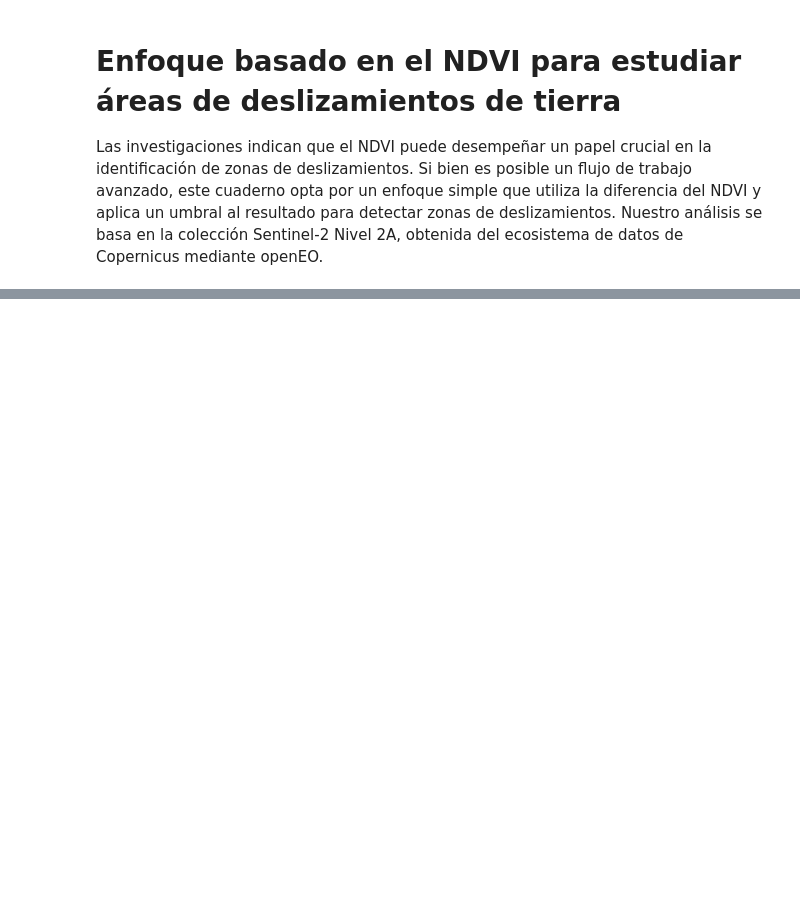
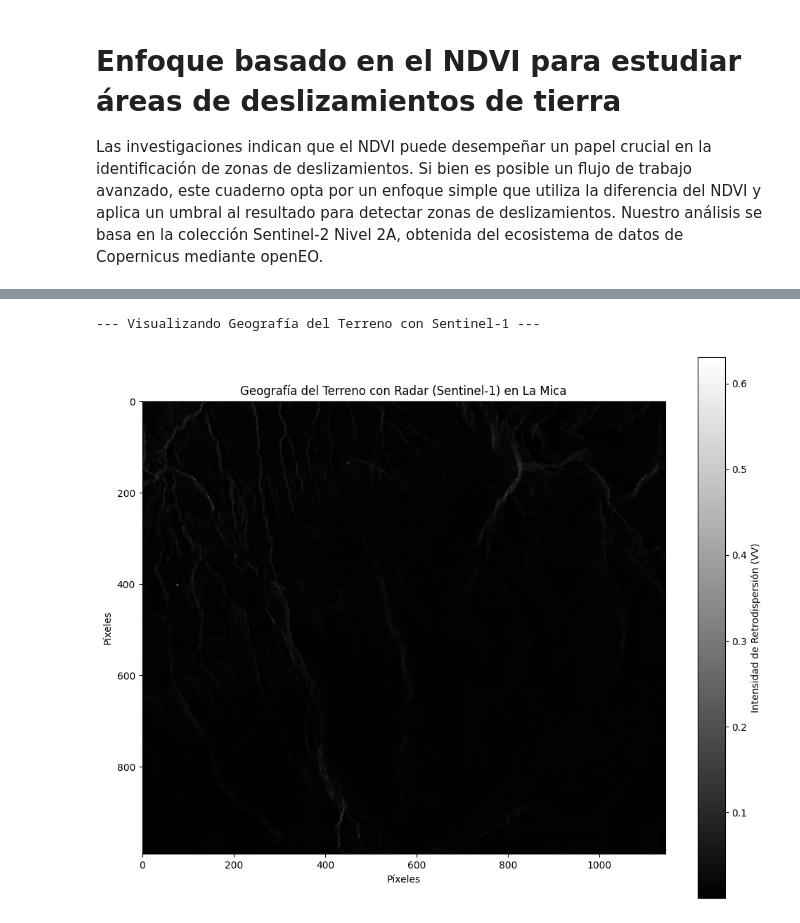
Before and after one commit to Franklingo13/ejemplosCopernicus, a Jupyter notebook: ejemplosJupyter/deslizamineto_tierra_NDVI.ipynb, the cells around one changed output, grey strips where cells are left out. Drawn from its saved outputs; the diff is of its cells as text; code cells hidden in the pictures; blank space fills up the shorter version.

```diff
--- a/ejemplosJupyter/deslizamineto_tierra_NDVI.ipynb
+++ b/ejemplosJupyter/deslizamineto_tierra_NDVI.ipynb
@@ -76,0 +178,23 @@ fig.legend(handles=patches, bbox_to_anchor=(0.83, 1.03), loc=1)
+# %%
+# Paso 8: Visualizar Geografía del Terreno (Radar)
+print("\n--- Visualizando Geografía del Terreno con Sentinel-1 ---")
+try:
+    with rasterio.open(output_file_s1_geo) as img:
+        value_geo = img.read(1)
+
+        # --- Graficar la imagen de radar en escala de grises ---
+        fig, ax = plt.subplots(figsize=(12, 10), dpi=100)
+
+        # El mapa de color 'gray' es ideal para este tipo de visualización
+        im = ax.imshow(value_geo, cmap='gray')
+
+        fig.colorbar(im, ax=ax, label="Intensidad de Retrodispersión (VV)")
+        ax.set_title("Geografía del Terreno con Radar (Sentinel-1) en La Mica")
+        ax.set_xlabel("Píxeles")
+        ax.set_ylabel("Píxeles")
+        plt.show()
+except Exception as e:
+    print(f"No se pudo procesar el archivo geográfico de Sentinel-1: {e}")
+# %% [output]
+--- Visualizando Geografía del Terreno con Sentinel-1 ---
+[figure, added]
```
Also changed, not shown: parts of 7 cells of this notebook.
